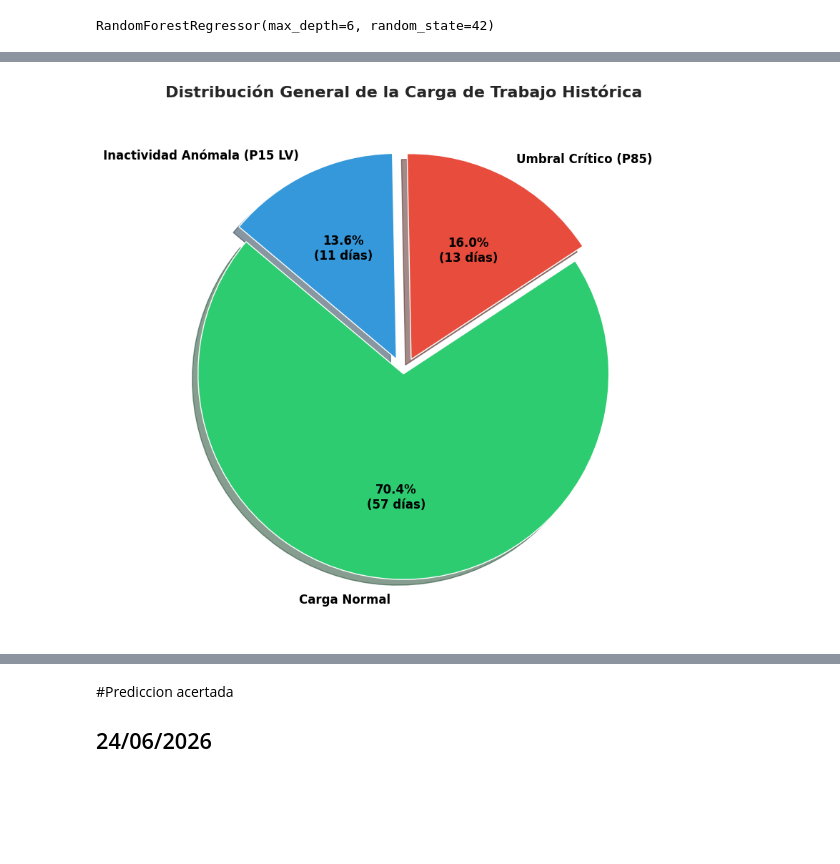
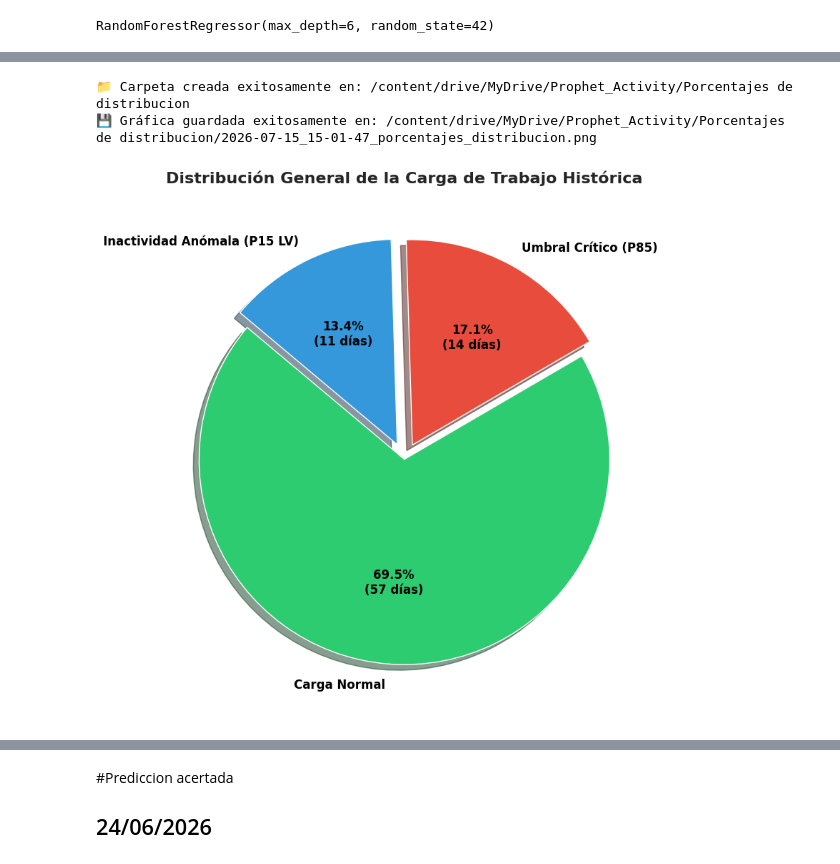
Before and after one commit to FelipeSaCh/Prophet_Activity, a Jupyter notebook: BetaTest.ipynb, the cells around one changed output, grey strips where cells are left out. Saved outputs shown, nothing was run; the diff lists cells and outputs as text; code cells hidden in the pictures; blank space fills up the shorter version.

```diff
--- a/BetaTest.ipynb
+++ b/BetaTest.ipynb
@@ -52,7 +54,7 @@ import numpy as np
 # ==========================================
 # 1. CARGA Y PREPARACIÓN DE AMBOS DATASETS
 # ==========================================
-ruta_tareas = "/content/historial_cambios (55).csv"
+ruta_tareas = "/content/historial_cambios (57).csv"
 ruta_impuestos = "/content/drive/MyDrive/Prophet_Activity/datasets/fechas_impuestos (1).csv"  # <- Tu nuevo dataset
 
 try:
@@ -796,31 +589,49 @@ for fecha, valor in zip(fechas, valores):
         cant_inactividad += 1
     else:
         cant_normal += 1
 
 # 3. Preparación de datos para el gráfico de pastel
 categorias = ['Carga Normal', 'Umbral Crítico (P85)', 'Inactividad Anómala (P15 LV)']
 cantidades = [cant_normal, cant_critico, cant_inactividad]
 colores = ['#2ECC71', '#E74C3C', '#3498DB']  # Verde balanceado, Rojo crítico, Azul inactividad
 # Resaltar ligeramente las porciones de anomalías (separarlas del centro)
 desfase = (0, 0.08, 0.08)
 
 # 4. Construcción del gráfico de alta visibilidad
 plt.figure(figsize=(10, 8))
 
 plt.pie(
     cantidades,
     explode=desfase,
     labels=categorias,
     colors=colores,
     autopct=lambda p: '{:.1f}%\n({:.0f} días)'.format(p, p * sum(cantidades) / 100),
     shadow=True,
     startangle=140,
     textprops={'fontsize': 12, 'weight': 'bold', 'color': 'black'}
 )
 
 # Estética y título limpio
 plt.title('Distribución General de la Carga de Trabajo Histórica', fontsize=16, weight='bold', pad=20)
+
 plt.tight_layout()
+# =========================================================================
+# GUARDAR AUTOMÁTICAMENTE EN LA CARPETA DEL PROYECTO PROPHET EN DRIVE
+# =========================================================================
+# Esta línea crea la carpeta 'reportes_graficos' dentro de tu carpeta Prophet_Activity y lo guarda allí
+# 1. Definimos la zona horaria de Colombia
+zona_co = pytz.timezone('America/Bogota')
+
+# 2. Obtenemos la fecha y hora actual localizada
+fecha_hora_hoy = datetime.now(zona_co).strftime("%Y-%m-%d_%H-%M-%S")
+
+# 3. Creas el nombre dinámico usando f-strings
+nombre_dinamico = f"{fecha_hora_hoy}_porcentajes_distribucion.png"
+
+# 4. Guardas el gráfico en tu Google Drive
+guardar_grafico_en_drive(nombre_archivo=nombre_dinamico, subcarpeta="Porcentajes de distribucion")
 plt.show()
 # %% [output]
+📁 Carpeta creada exitosamente en: /content/drive/MyDrive/Prophet_Activity/Porcentajes de distribucion
+💾 Gráfica guardada exitosamente en: /content/drive/MyDrive/Prophet_Activity/Porcentajes de distribucion/2026-07-15_15-01-47_porcentajes_distribucion.png
-[figure, old version]
+[figure, new version]
```
Also changed, not shown: parts of 13 cells of this notebook, 14 other files.
